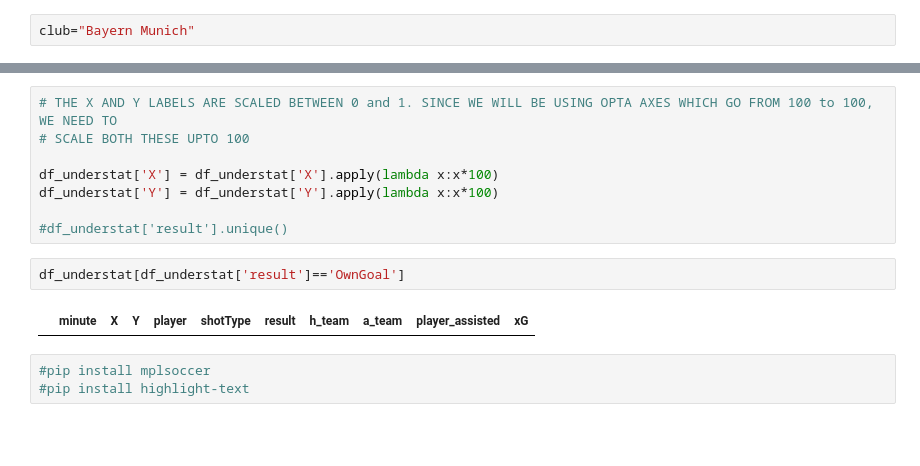
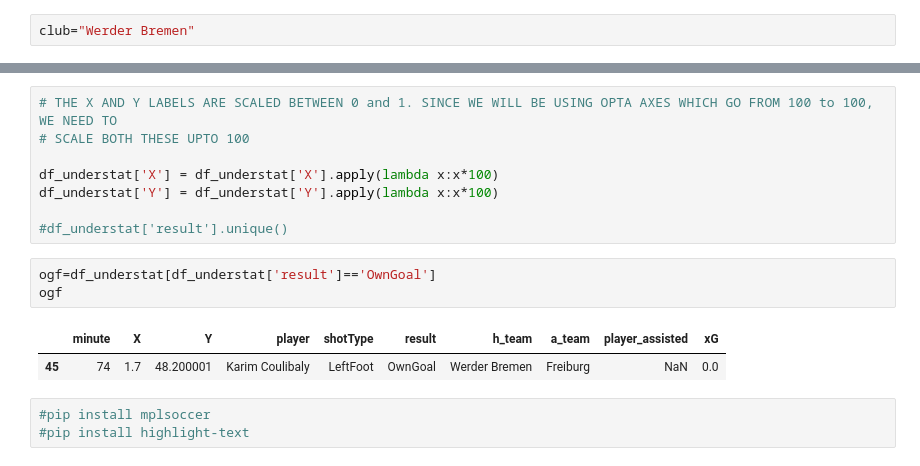
Before and after one commit to enadol/Fut_animation, a Jupyter notebook: teams_shots24OwnGoalNameVideo.ipynb, the cells around one changed output, grey strips where cells are left out. Drawn from its saved outputs; the diff is of its cells as text; blank space fills up the shorter version.

```diff
--- a/teams_shots24OwnGoalNameVideo.ipynb
+++ b/teams_shots24OwnGoalNameVideo.ipynb
@@ -15,7 +15,7 @@ import numpy as np
 import matplotlib as mpl
 import matplotlib.animation as animation
 # %%
-club="Bayern Munich"
+club="Werder Bremen"
 # %%
 with open('club_name.txt', 'w') as f:
     f.write(club)
@@ -125,9 +148,11 @@ df_understat['Y'] = df_understat['Y'].apply(lambda x:x*100)
 
 #df_understat['result'].unique()
 # %%
-df_understat[df_understat['result']=='OwnGoal']
+ogf=df_understat[df_understat['result']=='OwnGoal']
+ogf
 # %% [output]
 |  | minute | X | Y | player | shotType | result | h_team | a_team | player_assisted | xG |
+| 45 | 74 | 1.7 | 48.200001 | Karim Coulibaly | LeftFoot | OwnGoal | Werder Bremen | Freiburg | NaN | 0.0 |
 # %%
 #pip install mplsoccer
 #pip install highlight-text
```
Also changed, not shown: parts of 9 cells of this notebook, 8 other files.
